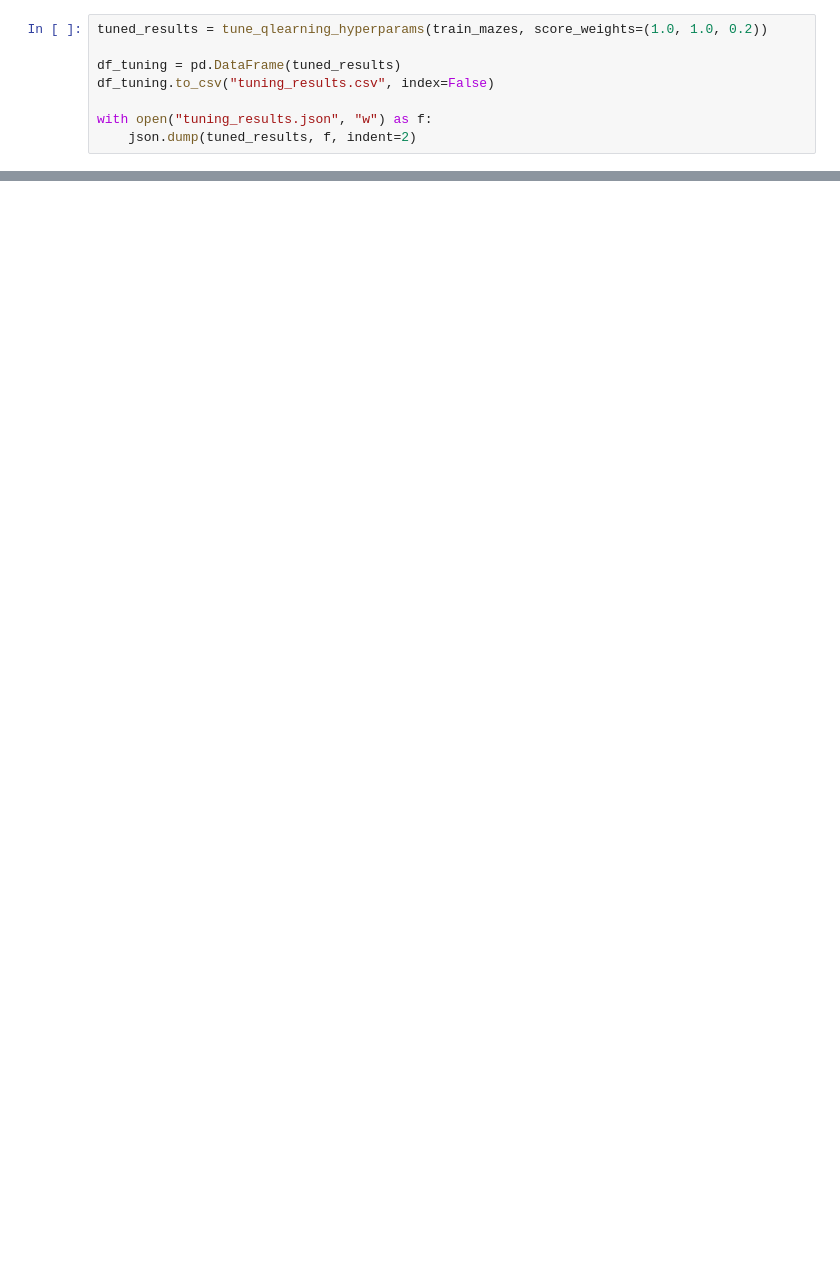
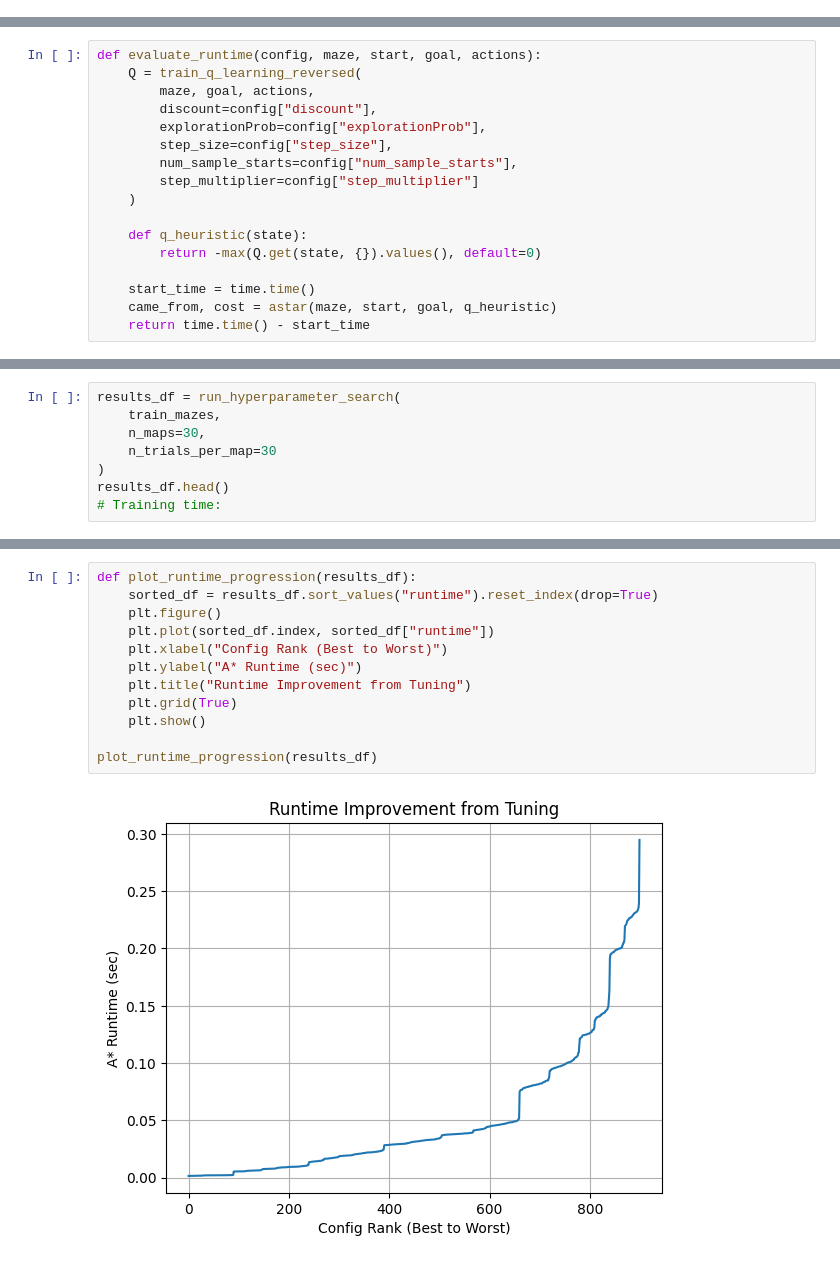
Before and after one commit to bballhaus/HeuristicWithQLearning, a Jupyter notebook: CS221_Final_Project.ipynb, the cells around one changed output, grey strips where cells are left out. Cells and saved outputs as stored; diff of their text form; blank space fills up the shorter version.

```diff
--- a/CS221_Final_Project.ipynb
+++ b/CS221_Final_Project.ipynb
@@ -265,8 +0,0 @@ def all_open_cells(maze):
-# %%
-tuned_results = tune_qlearning_hyperparams(train_mazes, score_weights=(1.0, 1.0, 0.2))
-
-df_tuning = pd.DataFrame(tuned_results)
-df_tuning.to_csv("tuning_results.csv", index=False)
-
-with open("tuning_results.json", "w") as f:
-    json.dump(tuned_results, f, indent=2)
@@ -367,0 +137,17 @@ files.download("final_no_training_evaluation.json")
+# %%
+def evaluate_runtime(config, maze, start, goal, actions):
+    Q = train_q_learning_reversed(
+        maze, goal, actions,
+        discount=config["discount"],
+        explorationProb=config["explorationProb"],
+        step_size=config["step_size"],
+        num_sample_starts=config["num_sample_starts"],
+        step_multiplier=config["step_multiplier"]
+    )
+
+    def q_heuristic(state):
+        return -max(Q.get(state, {}).values(), default=0)
+
+    start_time = time.time()
+    came_from, cost = astar(maze, start, goal, q_heuristic)
+    return time.time() - start_time
@@ -367,0 +218,8 @@ files.download("final_no_training_evaluation.json")
+# %%
+results_df = run_hyperparameter_search(
+    train_mazes,
+    n_maps=30,
+    n_trials_per_map=30
+)
+results_df.head()
+# Training time:
@@ -367,0 +433,14 @@ files.download("final_no_training_evaluation.json")
+# %%
+def plot_runtime_progression(results_df):
+    sorted_df = results_df.sort_values("runtime").reset_index(drop=True)
+    plt.figure()
+    plt.plot(sorted_df.index, sorted_df["runtime"])
+    plt.xlabel("Config Rank (Best to Worst)")
+    plt.ylabel("A* Runtime (sec)")
+    plt.title("Runtime Improvement from Tuning")
+    plt.grid(True)
+    plt.show()
+
+plot_runtime_progression(results_df)
+# %% [output]
+[figure, added]
```
Also changed, not shown: parts of 35 cells of this notebook.
